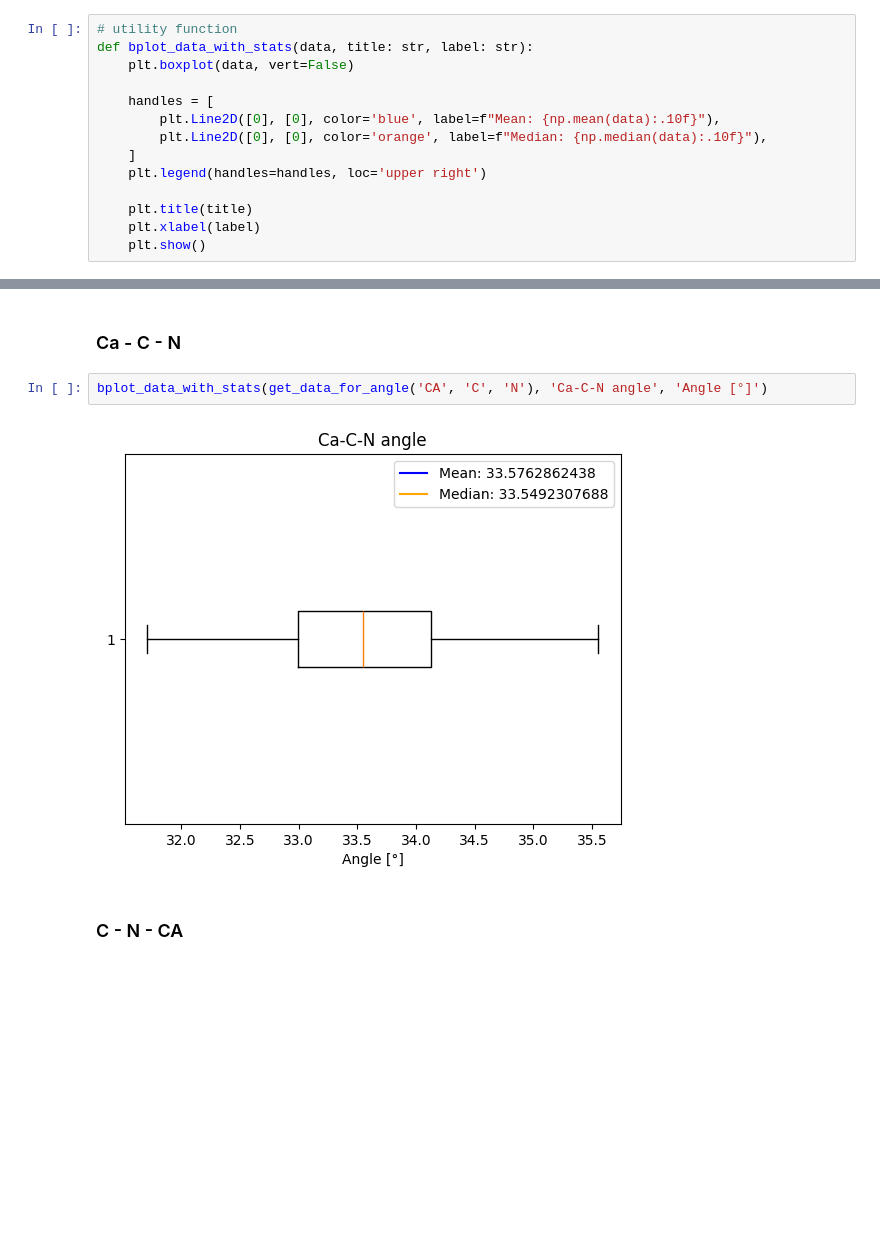
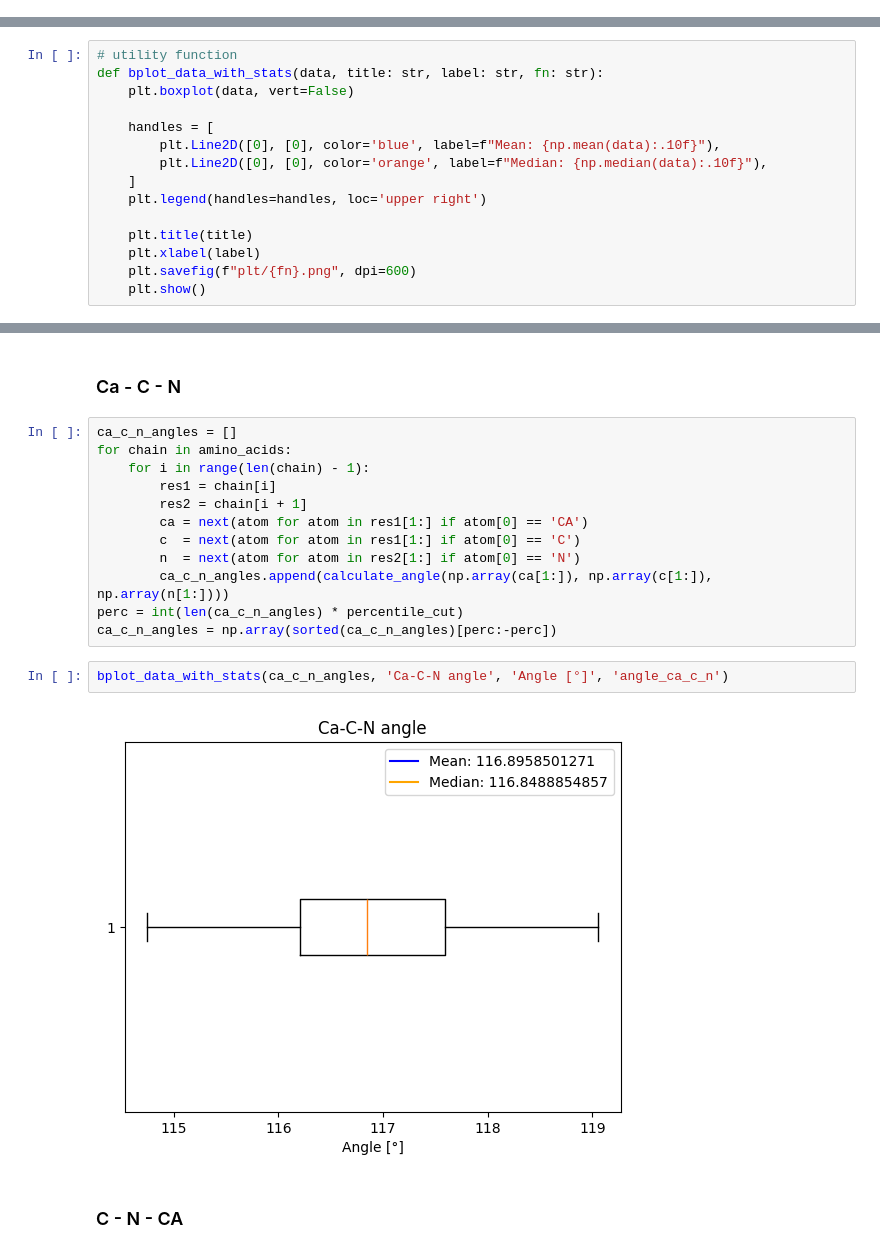
Before and after one commit to maxi-smidt/evofold, a Jupyter notebook: poc/analysis/residue_constants_measure.ipynb, the cells around one changed output, grey strips where cells are left out. Saved outputs shown, nothing was run; the diff lists cells and outputs as text; blank space fills up the shorter version.

Commit message:
[Feature #143] data analysis

```diff
--- a/poc/analysis/residue_constants_measure.ipynb
+++ b/poc/analysis/residue_constants_measure.ipynb
@@ -106,14 +85,0 @@ amino_acids[1:20]
-# %%
-# utility function
-def bplot_data_with_stats(data, title: str, label: str):
-    plt.boxplot(data, vert=False)
-
-    handles = [
-        plt.Line2D([0], [0], color='blue', label=f"Mean: {np.mean(data):.10f}"),
-        plt.Line2D([0], [0], color='orange', label=f"Median: {np.median(data):.10f}"),
-    ]
-    plt.legend(handles=handles, loc='upper right')
-
-    plt.title(title)
-    plt.xlabel(label)
-    plt.show()
@@ -136,0 +86,15 @@ Total analyzed amino acids: 16611
+# %%
+# utility function
+def bplot_data_with_stats(data, title: str, label: str, fn: str):
+    plt.boxplot(data, vert=False)
+
+    handles = [
+        plt.Line2D([0], [0], color='blue', label=f"Mean: {np.mean(data):.10f}"),
+        plt.Line2D([0], [0], color='orange', label=f"Median: {np.median(data):.10f}"),
+    ]
+    plt.legend(handles=handles, loc='upper right')
+
+    plt.title(title)
+    plt.xlabel(label)
+    plt.savefig(f"plt/{fn}.png", dpi=600)
+    plt.show()
@@ -272,9 +248,21 @@ bplot_data_with_stats(get_data_for_angle('CA', 'C', 'O'), 'Ca-C-O angle', 'Angle
 [figure]
 # %% [markdown]
 ### Ca - C - N
-# %%
-bplot_data_with_stats(get_data_for_angle('CA', 'C', 'N'), 'Ca-C-N angle', 'Angle [°]')
-# %% [output]
-[figure, removed]
+# %%
+ca_c_n_angles = []
+for chain in amino_acids:
+    for i in range(len(chain) - 1):
+        res1 = chain[i]
+        res2 = chain[i + 1]
+        ca = next(atom for atom in res1[1:] if atom[0] == 'CA')
+        c  = next(atom for atom in res1[1:] if atom[0] == 'C')
+        n  = next(atom for atom in res2[1:] if atom[0] == 'N')
+        ca_c_n_angles.append(calculate_angle(np.array(ca[1:]), np.array(c[1:]), np.array(n[1:])))
+perc = int(len(ca_c_n_angles) * percentile_cut)
+ca_c_n_angles = np.array(sorted(ca_c_n_angles)[perc:-perc])
+# %%
+bplot_data_with_stats(ca_c_n_angles, 'Ca-C-N angle', 'Angle [°]', 'angle_ca_c_n')
+# %% [output]
+[figure, added]
 # %% [markdown]
 ### C - N - CA
```
Also changed, not shown: parts of 28 cells of this notebook, 2 other files.
